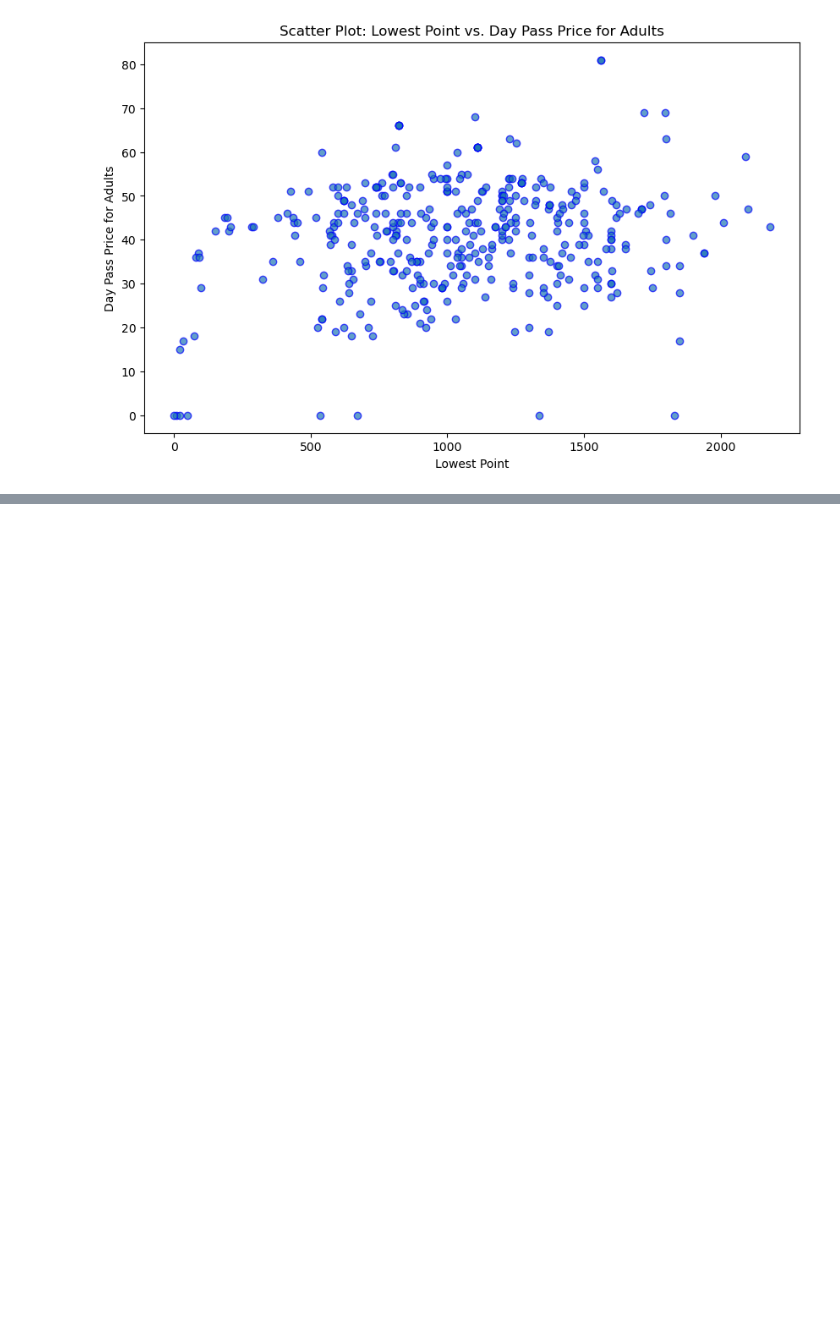
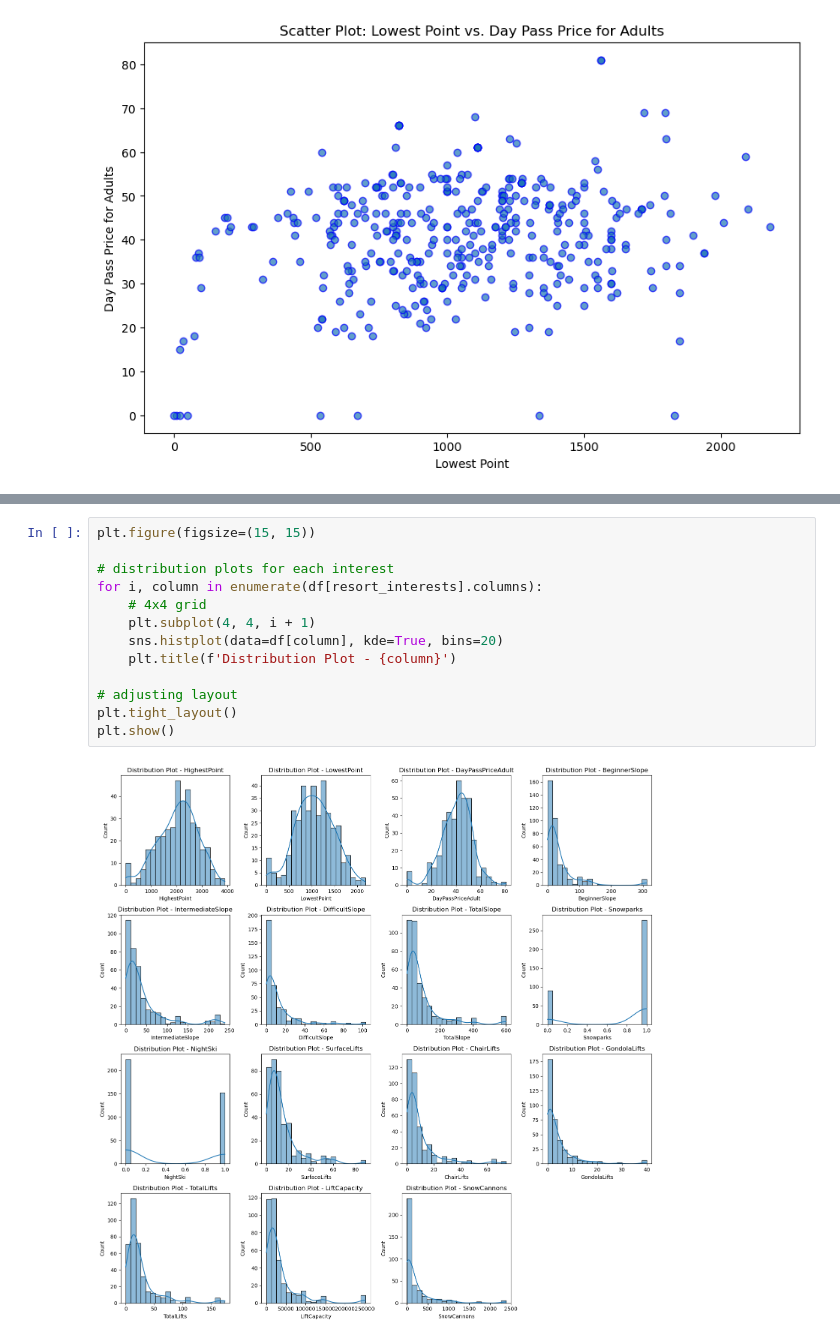
Before and after one commit to defunSM/European-Ski-Resort, a Jupyter notebook: code/02transform.ipynb, the cells around one changed output, grey strips where cells are left out. Cells and saved outputs as stored; diff of their text form; blank space fills up the shorter version.

```diff
--- a/code/02transform.ipynb
+++ b/code/02transform.ipynb
@@ -195,0 +239,15 @@ plt.show()
+# %%
+plt.figure(figsize=(15, 15))
+
+# distribution plots for each interest
+for i, column in enumerate(df[resort_interests].columns):
+    # 4x4 grid
+    plt.subplot(4, 4, i + 1)
+    sns.histplot(data=df[column], kde=True, bins=20)
+    plt.title(f'Distribution Plot - {column}')
+
+# adjusting layout
+plt.tight_layout()
+plt.show()
+# %% [output]
+[figure, added]
```
Also changed, not shown: parts of 6 cells of this notebook.
